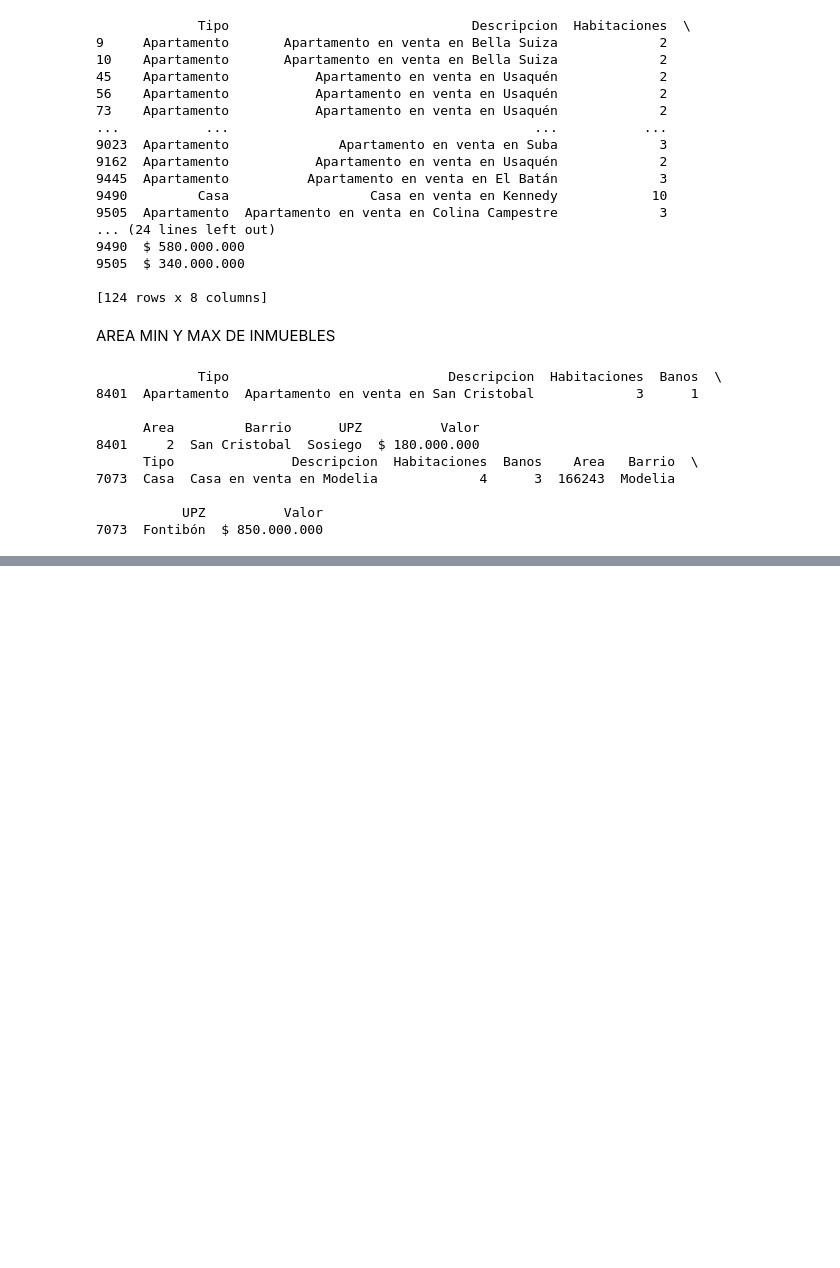
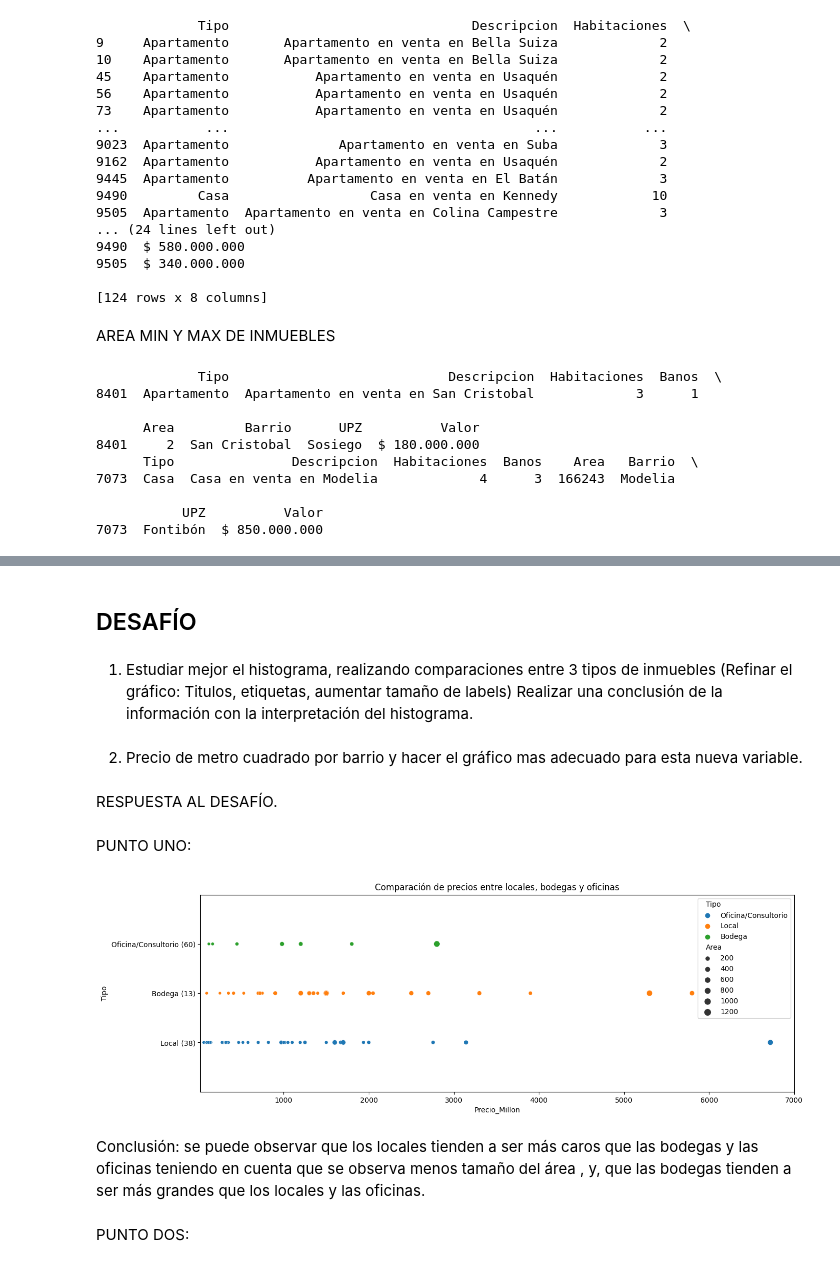
Before and after one commit to GriselOrtizClavijo/Inmersion_De_Datos, a Jupyter notebook: InmersionDatosAula1.ipynb, the cells around one changed output, grey strips where cells are left out. Cells and saved outputs as stored; diff of their text form; code cells hidden in the pictures; blank space fills up the shorter version.

```diff
--- a/InmersionDatosAula1.ipynb
+++ b/InmersionDatosAula1.ipynb
@@ -288,0 +493,31 @@ print (fila_max_area)
+# %% [markdown]
+## DESAFÍO
+# %% [markdown]
+1. Estudiar mejor el histograma, realizando comparaciones entre 3 tipos de inmuebles (Refinar el gráfico: Titulos, etiquetas, aumentar tamaño de labels) Realizar una conclusión de la información con la interpretación del histograma.
+# %% [markdown]
+2. Precio de metro cuadrado por barrio y hacer el gráfico mas adecuado para esta nueva variable.
+# %% [markdown]
+RESPUESTA AL DESAFÍO.
+# %% [markdown]
+PUNTO UNO:
+# %%
+tipos_interes = ['Local', 'Bodega', 'Oficina/Consultorio']
+inmuebles_filtrados = inmuebles[inmuebles['Tipo'].isin(tipos_interes)]
+
+plt.figure(figsize = (15,5))
+grafica = sns.scatterplot(data = inmuebles_filtrados, x='Precio_Millon', y= 'Tipo', size= 'Area',  hue='Tipo')
+
+conteo = inmuebles_filtrados['Tipo'].value_counts()
+ticklabels = [f"{tipo} ({conteo[tipo]})" for tipo in tipos_interes]
+grafica.set_yticklabels(ticklabels)
+
+grafica.set_title('Comparación de precios entre locales, bodegas y oficinas')
+plt.xlim((20, 7000))
+plt.ylim(-1,3)
+plt.show()
+# %% [output]
+[figure, added]
+# %% [markdown]
+Conclusión: se puede observar  que los locales tienden a ser más caros que las bodegas y las oficinas teniendo en cuenta que se observa menos tamaño del área , y, que las bodegas tienden a ser más grandes que los locales y las oficinas.
+# %% [markdown]
+PUNTO DOS:
```
Also changed, not shown: parts of 33 cells of this notebook.
